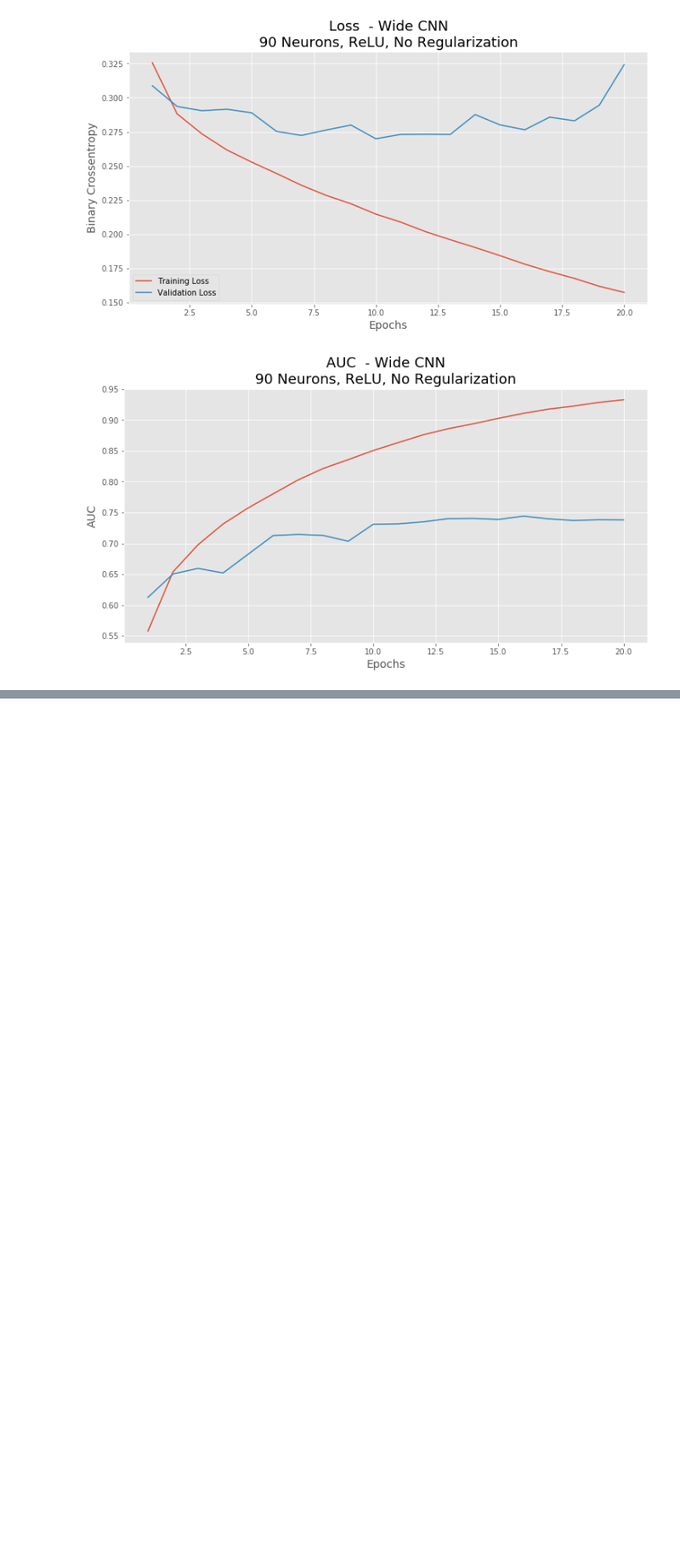
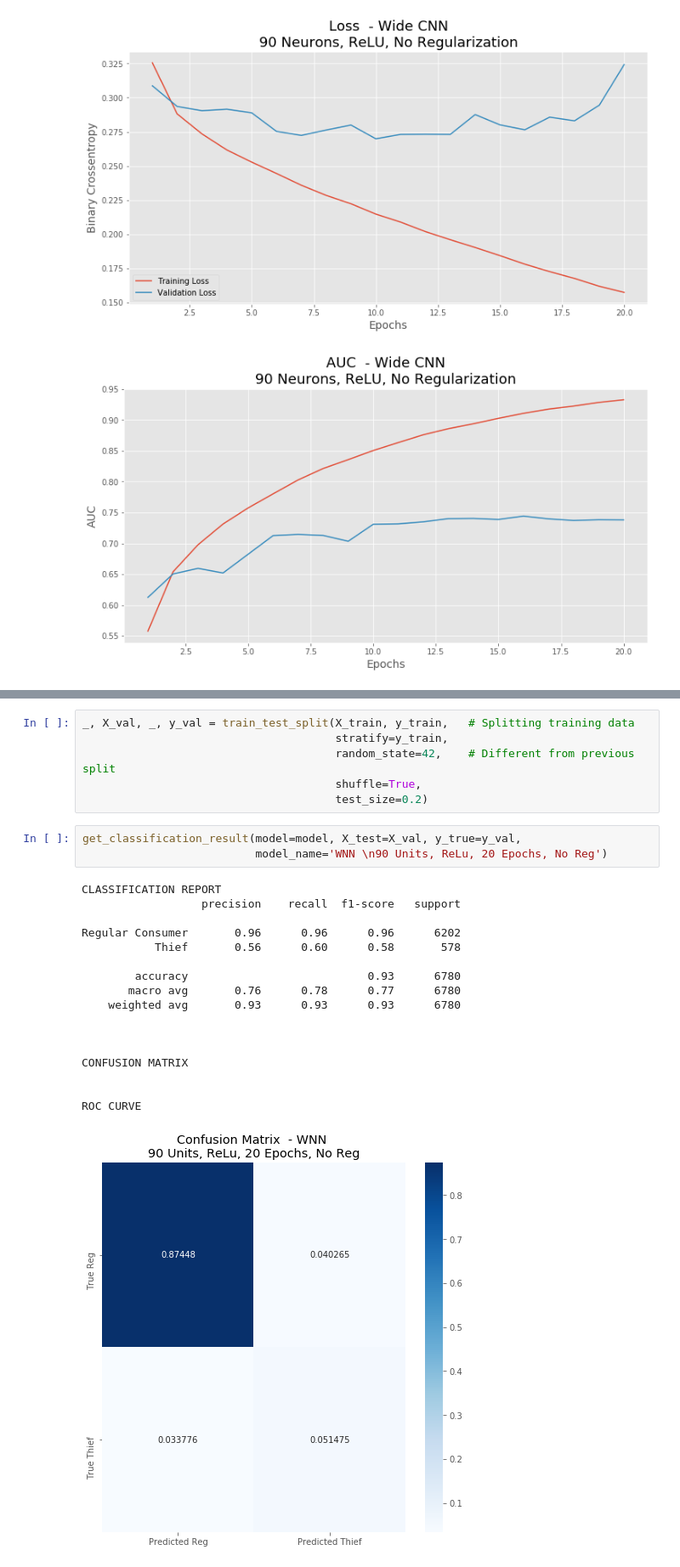
Before and after one commit to SMS-NED16/FYP-DL, a Jupyter notebook: fyp-assignments/06_Deep_Learning_Models/03_WNN_Zheng.ipynb, the cells around one changed output, grey strips where cells are left out. Shown: that part at 85% size. Cells and saved outputs as stored; diff of their text form; blank space fills up the shorter version.

Commit message:
Add WNN model evaluation functions and results

```diff
--- a/fyp-assignments/06_Deep_Learning_Models/03_WNN_Zheng.ipynb
+++ b/fyp-assignments/06_Deep_Learning_Models/03_WNN_Zheng.ipynb
@@ -262,0 +380,27 @@ plot_history(history=wide_history,
+# %%
+_, X_val, _, y_val = train_test_split(X_train, y_train,   # Splitting training data
+                                      stratify=y_train,
+                                      random_state=42,    # Different from previous split
+                                      shuffle=True,
+                                      test_size=0.2)
+# %%
+get_classification_result(model=model, X_test=X_val, y_true=y_val,
+                          model_name='WNN \n90 Units, ReLu, 20 Epochs, No Reg')
+# %% [output]
+CLASSIFICATION REPORT
+                  precision    recall  f1-score   support
+
+Regular Consumer       0.96      0.96      0.96      6202
+           Thief       0.56      0.60      0.58       578
+
+        accuracy                           0.93      6780
+       macro avg       0.76      0.78      0.77      6780
+    weighted avg       0.93      0.93      0.93      6780
+
+
+
+CONFUSION MATRIX
+
+
+ROC CURVE
+[figure, added]
```
Also changed, not shown: parts of 12 cells of this notebook.
